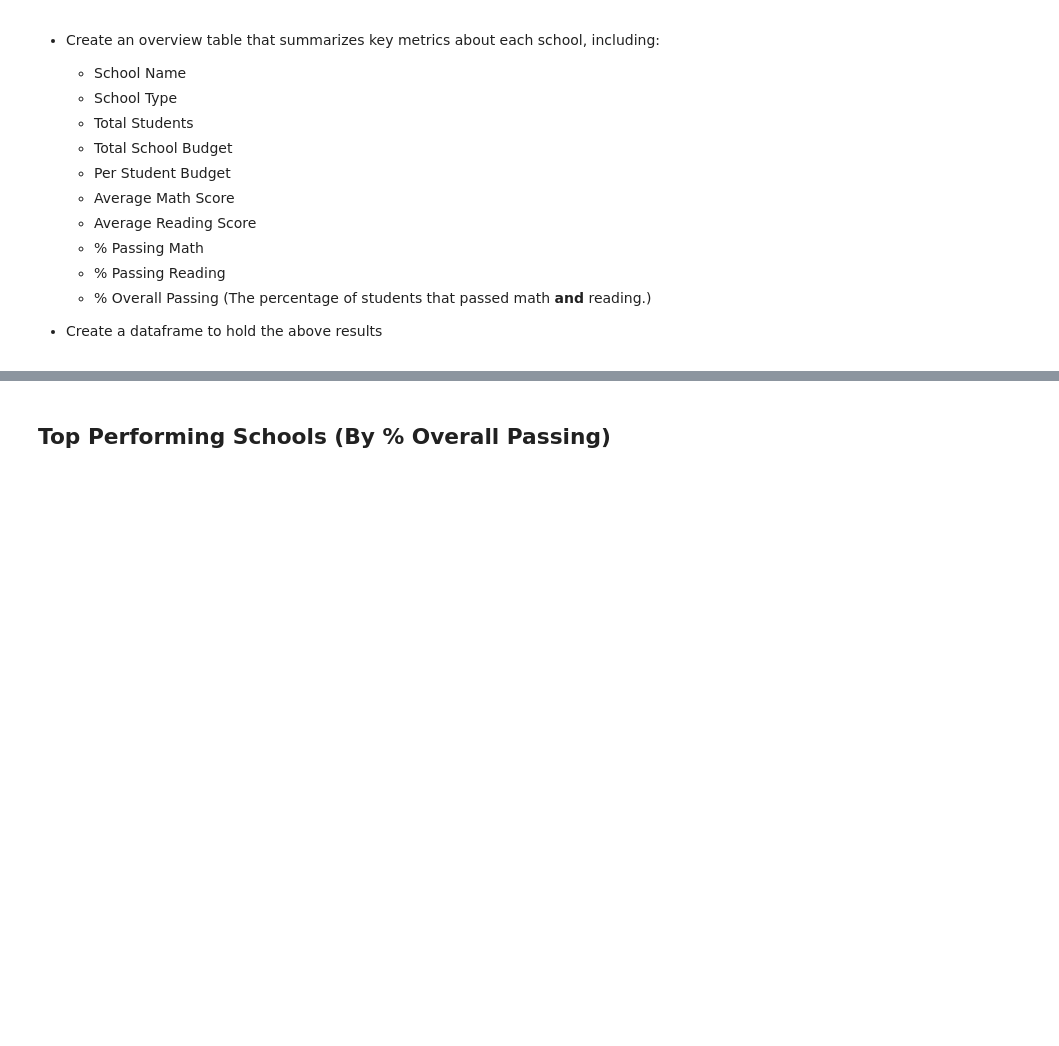
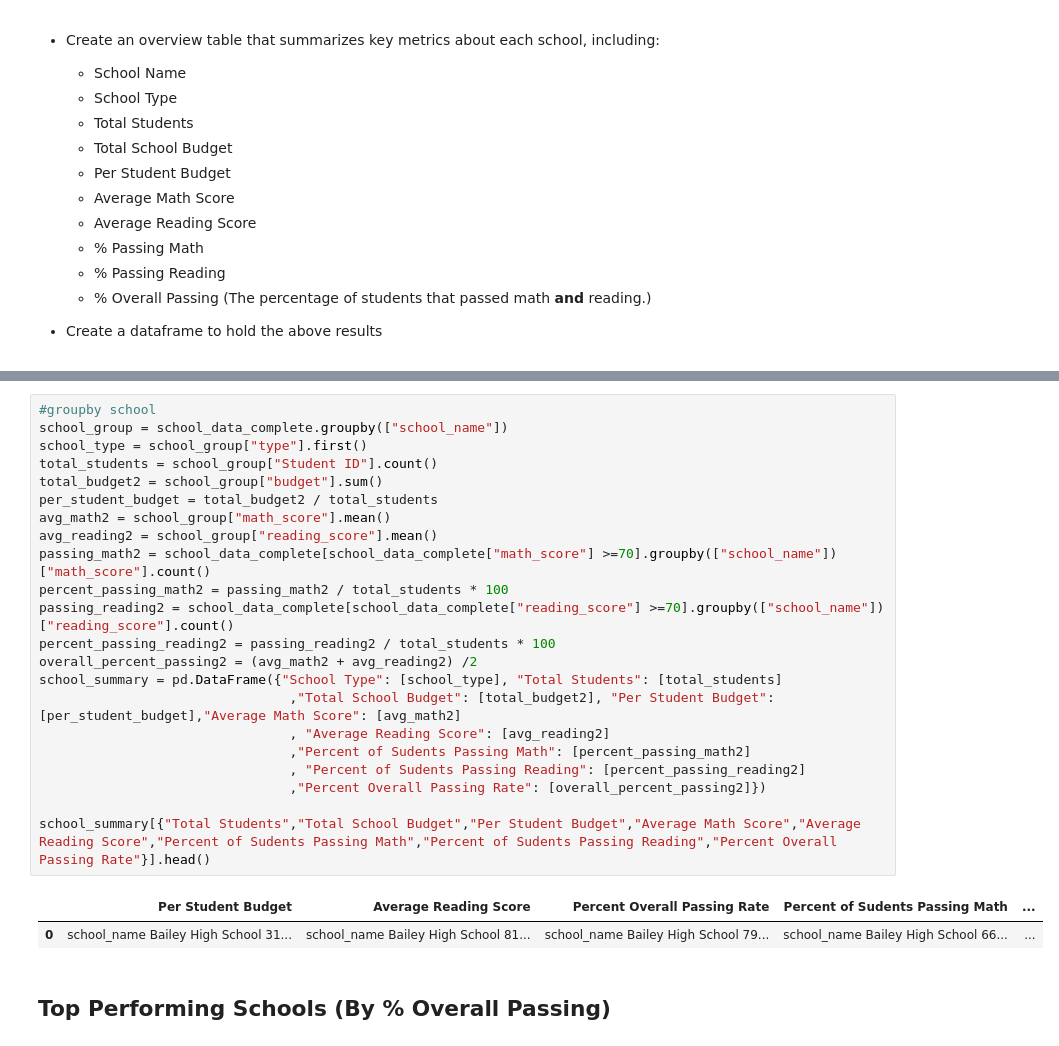
Before and after one commit to 86burke/pandas-challenge, a Jupyter notebook: PyCitySchools/PyCitySchools_starter.ipynb, the cells around one changed output, grey strips where cells are left out. Cells and saved outputs as stored; diff of their text form; blank space fills up the shorter version.

Commit message:
school summary complete

```diff
--- a/PyCitySchools/PyCitySchools_starter.ipynb
+++ b/PyCitySchools/PyCitySchools_starter.ipynb
@@ -103,3 +86,28 @@ dist_summary
+# %%
+#groupby school
+school_group = school_data_complete.groupby(["school_name"])
+school_type = school_group["type"].first()
+total_students = school_group["Student ID"].count()
+total_budget2 = school_group["budget"].sum()
+per_student_budget = total_budget2 / total_students
+avg_math2 = school_group["math_score"].mean()
+avg_reading2 = school_group["reading_score"].mean()
+passing_math2 = school_data_complete[school_data_complete["math_score"] >=70].groupby(["school_name"])["math_score"].count()
+percent_passing_math2 = passing_math2 / total_students * 100
+passing_reading2 = school_data_complete[school_data_complete["reading_score"] >=70].groupby(["school_name"])["reading_score"].count()
+percent_passing_reading2 = passing_reading2 / total_students * 100
+overall_percent_passing2 = (avg_math2 + avg_reading2) /2
+school_summary = pd.DataFrame({"School Type": [school_type], "Total Students": [total_students]
+                                ,"Total School Budget": [total_budget2], "Per Student Budget": [per_student_budget],"Average Math Score": [avg_math2]
+                                , "Average Reading Score": [avg_reading2]
+                                ,"Percent of Sudents Passing Math": [percent_passing_math2]
+                                , "Percent of Sudents Passing Reading": [percent_passing_reading2]
+                                ,"Percent Overall Passing Rate": [overall_percent_passing2]})
+
+school_summary[{"Total Students","Total School Budget","Per Student Budget","Average Math Score","Average Reading Score","Percent of Sudents Passing Math","Percent of Sudents Passing Reading","Percent Overall Passing Rate"}].head()
+# %% [output]
+|  | Per Student Budget | Average Reading Score | Percent Overall Passing Rate | Percent of Sudents Passing Math | ... |
+| 0 | school_name Bailey High School 31... | school_name Bailey High School 81... | school_name Bailey High School 79... | school_name Bailey High School 66... | ... |
 # %% [markdown]
 ## Top Performing Schools (By % Overall Passing)
 # %% [markdown]
```
Also changed, not shown: parts of 2 cells of this notebook.
